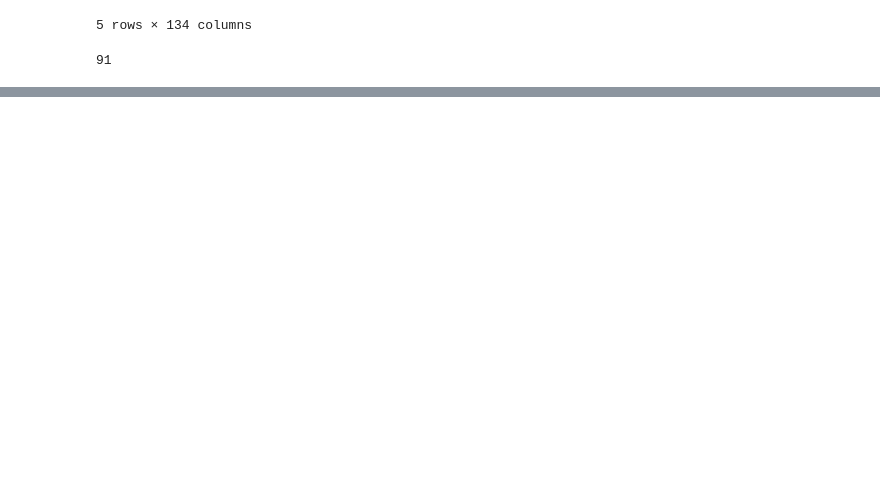
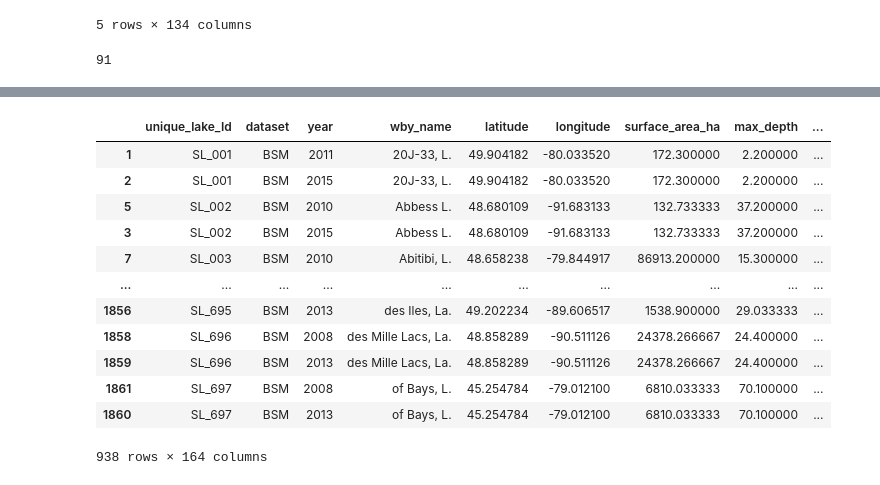
Before and after one commit to arshadimrit/Fish_community, a Jupyter notebook: Fish_range_shifts.ipynb, the cells around one changed output, grey strips where cells are left out. Drawn from its saved outputs; the diff is of its cells as text; code cells hidden in the pictures; blank space fills up the shorter version.

```diff
--- a/Fish_range_shifts.ipynb
+++ b/Fish_range_shifts.ipynb
@@ -285,0 +324,5 @@ for species in progress_bar:
+# %%
+df = pd.read_csv('/mnt/c/Users/imrit/Downloads/Sharma_fish_project/Analysis/Range_shifts/Ontario/Data/common_ahi_bsm_lakes_unique_lakecodes.csv')
+df.sort_values(by=['unique_lake_Id', 'year'], inplace=True)
+
+df.head()
@@ -285,0 +337,7 @@ for species in progress_bar:
+# %%
+for col in ['latitude', 'longitude', 'surface_area_ha', 'max_depth', 'mean_depth']:
+    df[col] = df.groupby(['unique_lake_Id'])[col].transform('mean')
+
+df.fillna(0, inplace=True)
+
+display(df.head(8))
@@ -285,0 +355,18 @@ for species in progress_bar:
+# %%
+bsm_only = df.loc[df['dataset'] == 'BSM']
+bsm_only = bsm_only[bsm_only.duplicated(['unique_lake_Id'], keep=False)]
+bsm_only
+# %% [output]
+|  | unique_lake_Id | dataset | year | wby_name | latitude | longitude | surface_area_ha | max_depth | ... |
+| 1 | SL_001 | BSM | 2011 | 20J-33, L. | 49.904182 | -80.033520 | 172.300000 | 2.200000 | ... |
+| 2 | SL_001 | BSM | 2015 | 20J-33, L. | 49.904182 | -80.033520 | 172.300000 | 2.200000 | ... |
+| 5 | SL_002 | BSM | 2010 | Abbess L. | 48.680109 | -91.683133 | 132.733333 | 37.200000 | ... |
+| 3 | SL_002 | BSM | 2015 | Abbess L. | 48.680109 | -91.683133 | 132.733333 | 37.200000 | ... |
+| 7 | SL_003 | BSM | 2010 | Abitibi, L. | 48.658238 | -79.844917 | 86913.200000 | 15.300000 | ... |
+| ... | ... | ... | ... | ... | ... | ... | ... | ... | ... |
+| 1856 | SL_695 | BSM | 2013 | des Iles, La. | 49.202234 | -89.606517 | 1538.900000 | 29.033333 | ... |
+| 1858 | SL_696 | BSM | 2008 | des Mille Lacs, La. | 48.858289 | -90.511126 | 24378.266667 | 24.400000 | ... |
+| 1859 | SL_696 | BSM | 2013 | des Mille Lacs, La. | 48.858289 | -90.511126 | 24378.266667 | 24.400000 | ... |
+| 1861 | SL_697 | BSM | 2008 | of Bays, L. | 45.254784 | -79.012100 | 6810.033333 | 70.100000 | ... |
+| 1860 | SL_697 | BSM | 2013 | of Bays, L. | 45.254784 | -79.012100 | 6810.033333 | 70.100000 | ... |
+938 rows × 164 columns
```
Also changed, not shown: parts of 18 cells of this notebook, 4 other files.
